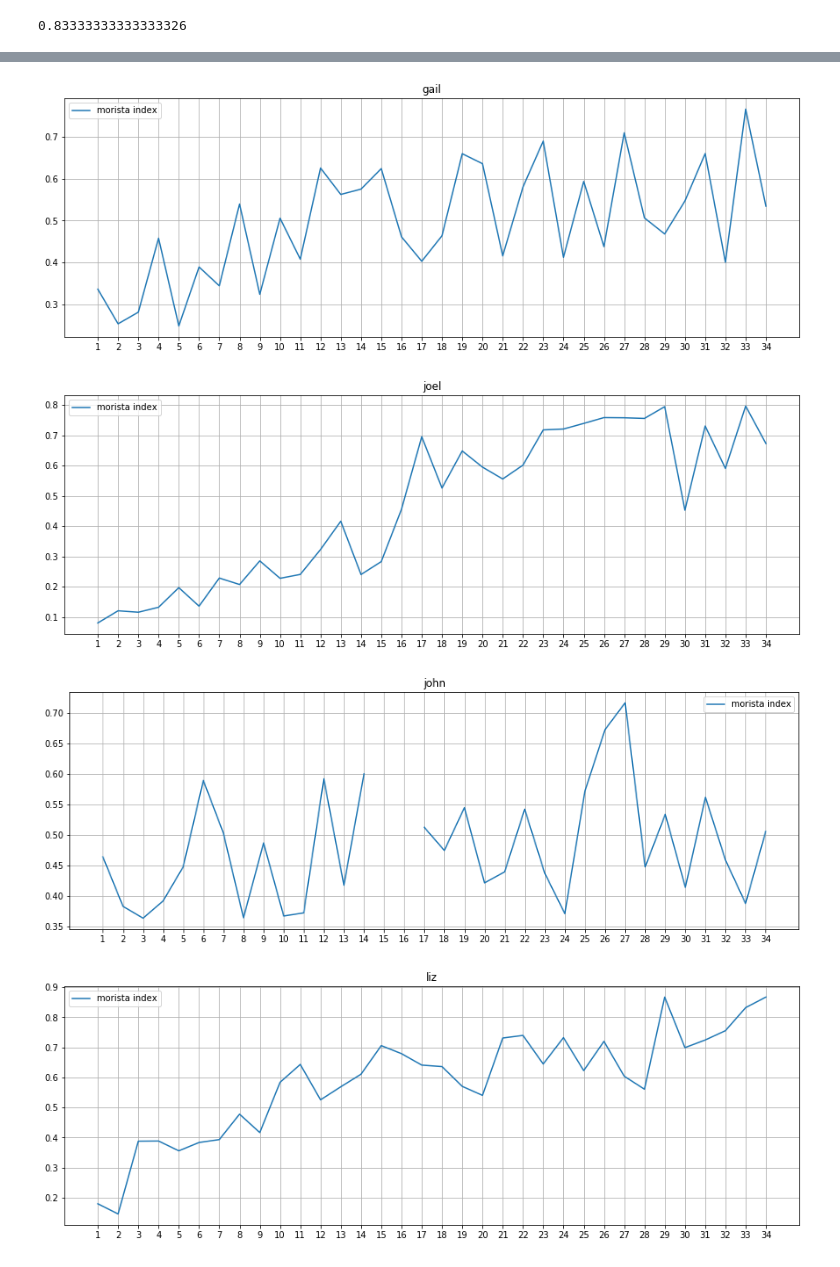
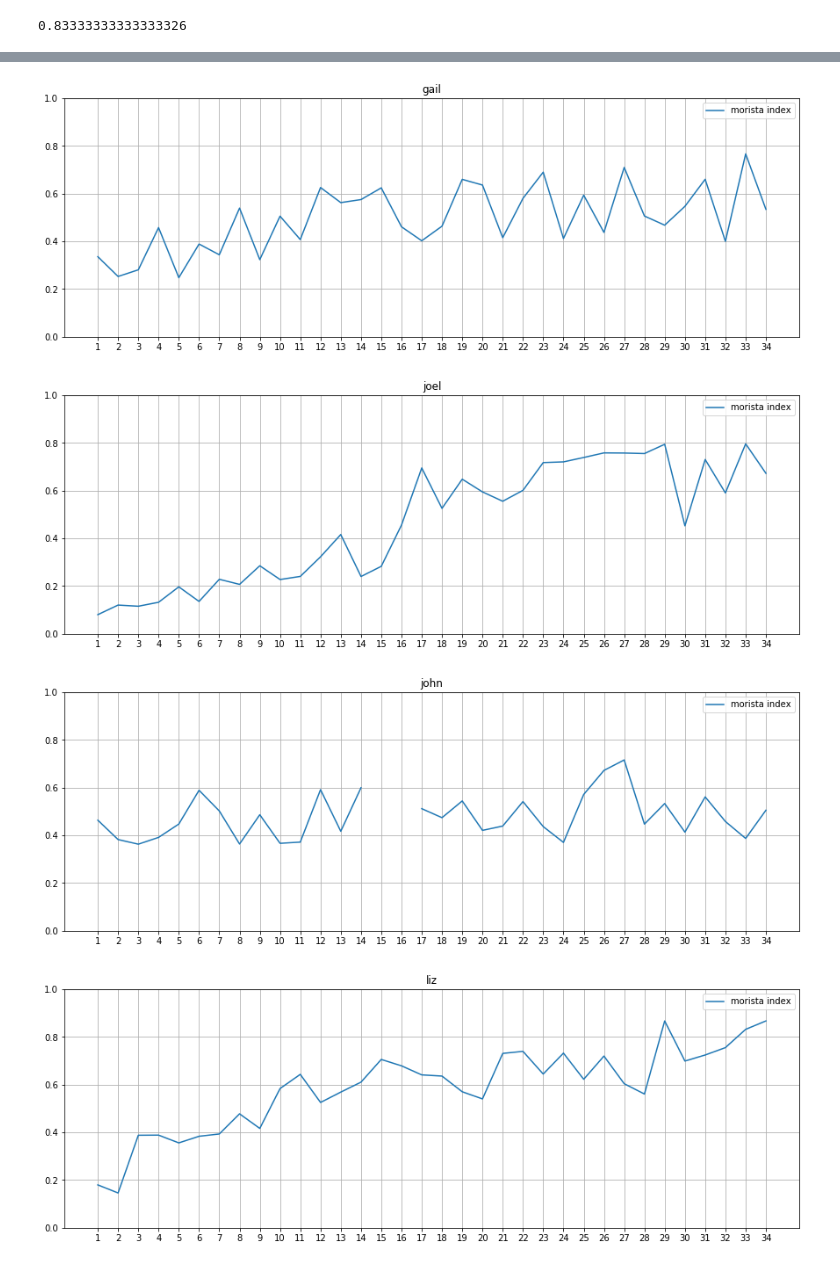
Before and after one commit to pfeyz/formulae-project, a Jupyter notebook: Morista.ipynb, the cells around one changed output, grey strips where cells are left out. Cells and saved outputs as stored; diff of their text form; code cells hidden in the pictures.

```diff
--- a/Morista.ipynb
+++ b/Morista.ipynb
@@ -61,11 +62,9 @@ def plot_child(name):
     m = m.align(pd.Series(index=np.arange(1, 35)))[0]
 #    plt.errorbar(stats.index, stats['mean'], stats['std'], label='mean morista index w/ std', marker='o');
     plt.plot(stats.index, m, label='morista index')
+    plt.ylim(0, 1)
     per_session_plot(name)
 # %%
 for child in unigrams.corpus.unique():
-    try:
-        plot_child(child)
-    except Exception as e:
-        print('error with {}'.format(child), e)
+    plot_child(child)
 # %% [output]
@@ -77,4 +76,4 @@ for child in unigrams.corpus.unique():
-[figure, old version]
+[figure, new version]
-[figure, old version]
+[figure, new version]
-[figure, old version]
+[figure, new version]
-[figure, old version]
+[figure, new version]
```
Also changed, not shown: parts of 2 cells of this notebook.
